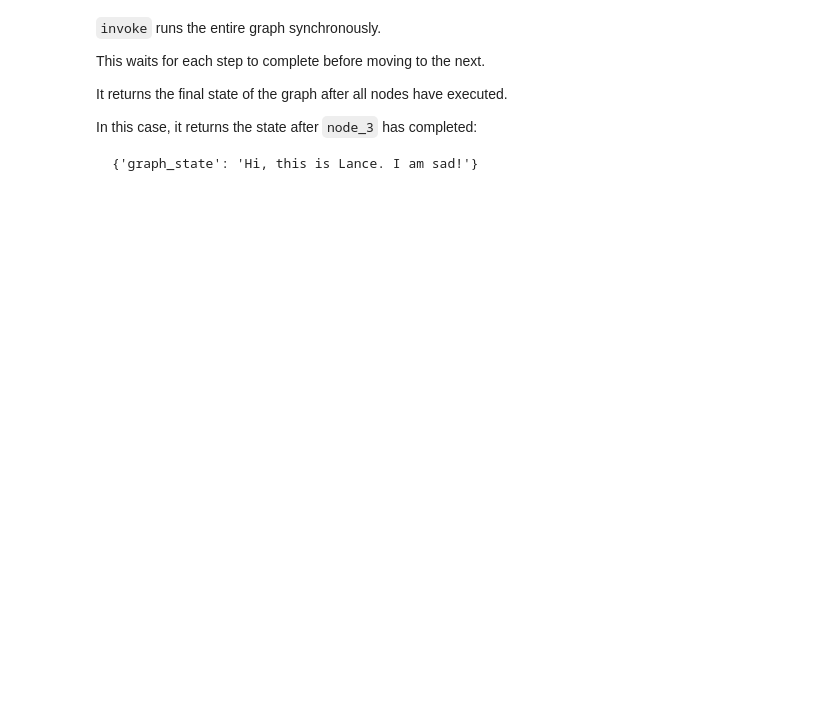
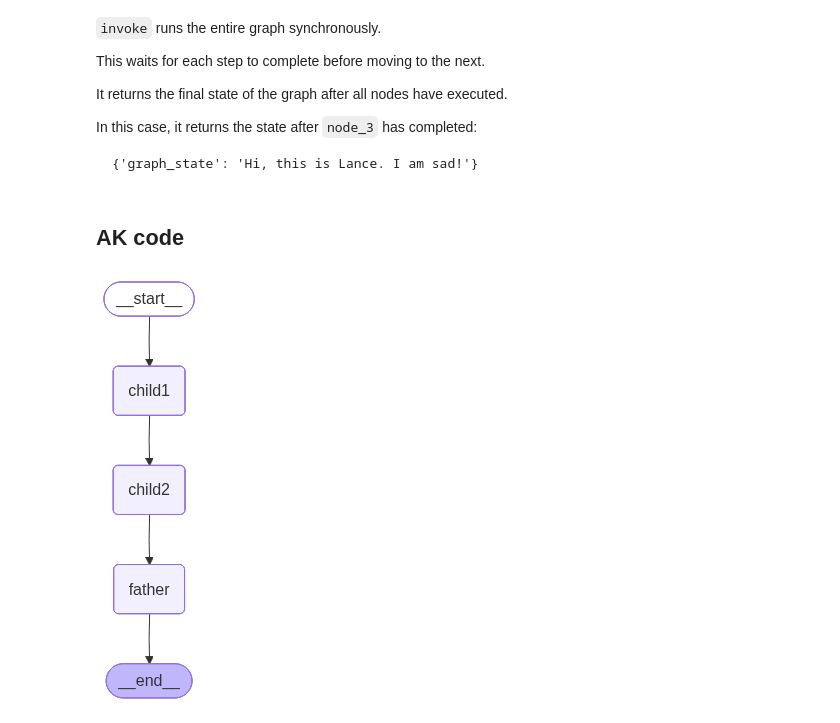
Before and after one commit to adityakiran18/lc-academy-ak, a Jupyter notebook: module-1/simple-graph.ipynb, the cells around one changed output. Cells and saved outputs as stored; diff of their text form; code cells hidden in the pictures; blank space fills up the shorter version.

Commit message:
graph rag

````diff
--- a/module-1/simple-graph.ipynb
+++ b/module-1/simple-graph.ipynb
@@ -155,3 +152,80 @@ In this case, it returns the state after `node_3` has completed:
 ```
 {'graph_state': 'Hi, this is Lance. I am sad!'}
 ```
+# %% [markdown]
+## AK code
+# %%
+# Random Number Graph with Parity Check
+
+import random
+from typing_extensions import TypedDict
+from langgraph.graph import StateGraph, START, END
+from langchain_google_genai import ChatGoogleGenerativeAI
+
+# Define the state to hold our numbers and parity results
+class RandomState(TypedDict):
+    child1_number: int
+    child2_number: int
+    parity_result: str
+
+# Node 1: First child picks a random number < 100
+def child1(state):
+    print("--- Child 1 ---")
+    num = random.randint(1, 99)  # Random number less than 100
+    print(f"Child 1 picked: {num}")
+    return {"child1_number": num}
+
+# Node 2: Second child picks a random number < 2 * (first child's number)
+def child2(state):
+    print("--- Child 2 ---")
+    max_num = 2 * state['child1_number']
+    num = random.randint(1, max_num - 1)  # Random number less than 2*child1_number
+    print(f"Child 2 picked: {num} (max allowed: {max_num - 1})")
+    return {"child2_number": num}
+
+# Node 3: Father finds odd/even parity of both numbers
+def father(state):
+    print("--- Father ---")
+    num1 = state['child1_number']
+    num2 = state['child2_number']
+
+    # parity1 = "odd" if num1 % 2 != 0 else "even"
+    # parity2 = "odd" if num2 % 2 != 0 else "even"
+    # result = f"Child 1 number ({num1}) is {parity1}, Child 2 number ({num2}) is {parity2}"
+
+    # Construct a prompt for the LLM
+    prompt = (
+        f"The first number is {num1}. The second number is {num2}. "
+        "For each number, state whether it is 'odd' or 'even'. "
+        "Return the result in this format: 'Child 1 number (N1) is [parity], Child 2 number (N2) is [parity]'"
+    )
+
+    llm = ChatGoogleGenerativeAI(model="gemini-2.5-flash-lite")
+
+    response = llm.invoke(prompt)
+    result = response.content.strip()
+
+    print(f"Father determined (using LLM): {result}")
+
+    return {"parity_result": result}
+
+# Build the graph
+builder = StateGraph(RandomState)
+builder.add_node("child1", child1)
+builder.add_node("child2", child2)
+builder.add_node("father", father)
+
+# Define the flow: child1 -> child2 -> father
+builder.add_edge(START, "child1")
+builder.add_edge("child1", "child2")
+builder.add_edge("child2", "father")
+builder.add_edge("father", END)
+
+# Compile the graph
+random_graph = builder.compile()
+
+# Display the graph structure
+from IPython.display import Image, display
+display(Image(random_graph.get_graph().draw_mermaid_png()))
+# %% [output]
+[figure, added]
````
Also changed, not shown: parts of 3 cells of this notebook, 5 other files.
